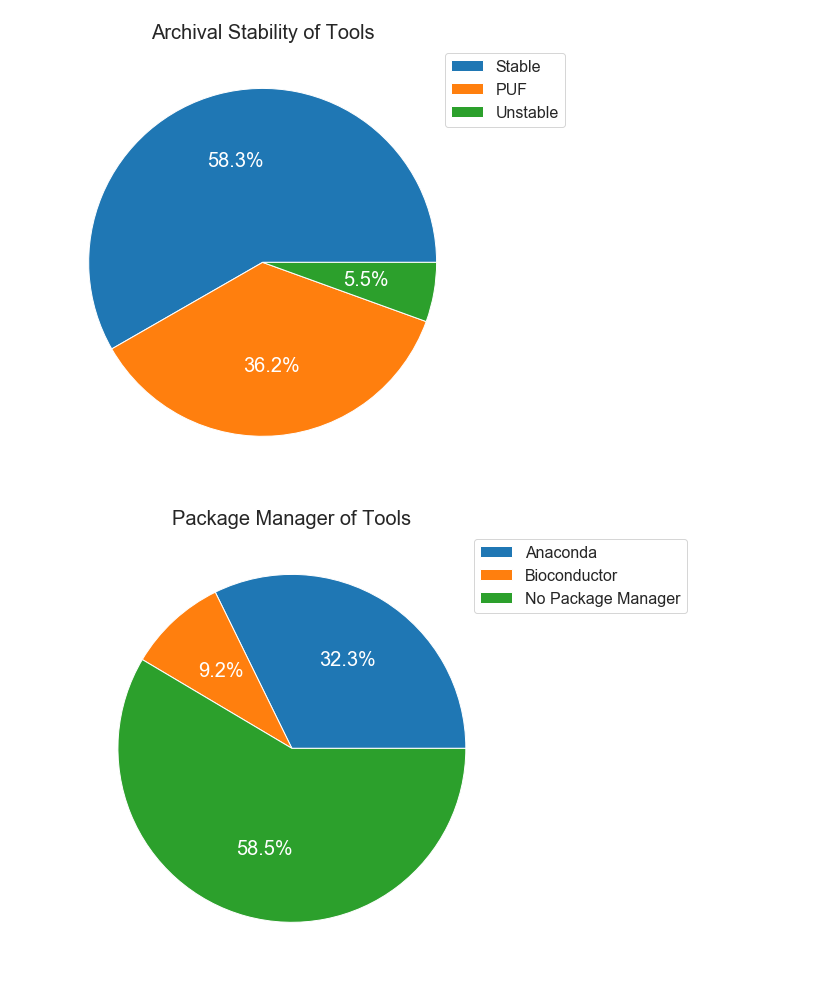
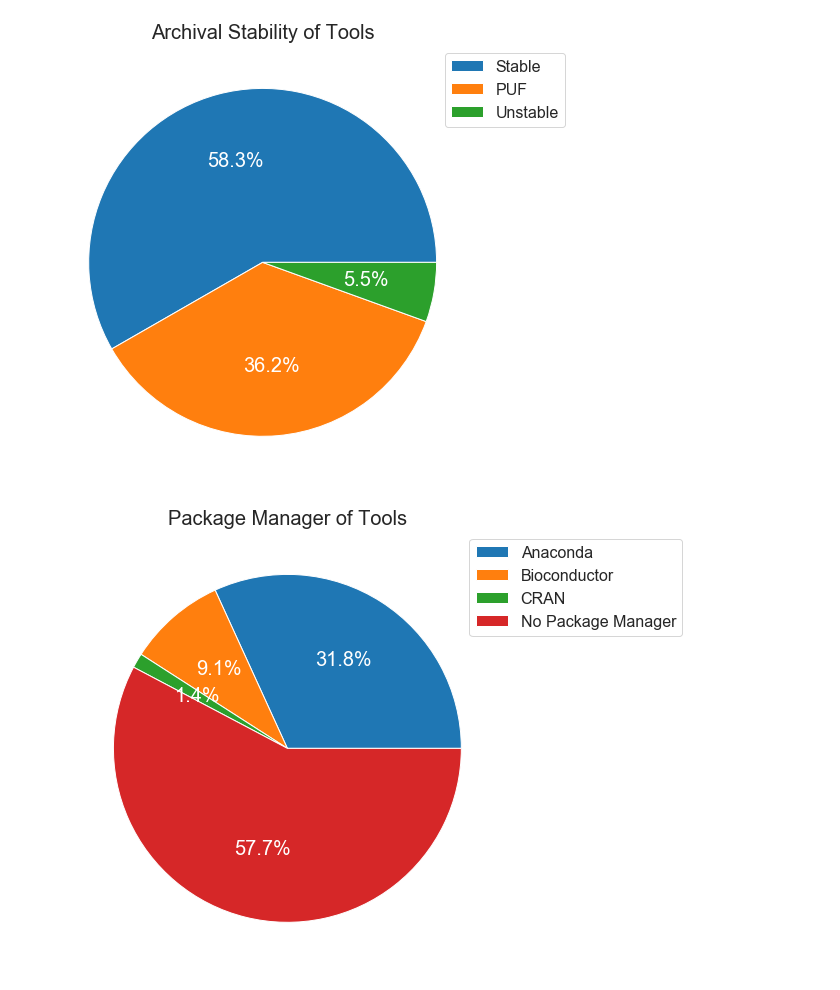
Before and after one commit to LizChang/RNA_seq_figures, a Jupyter notebook: notebooks/RNA_Seq_table.ipynb, the cells around one changed output. Cells and saved outputs as stored; diff of their text form; code cells hidden in the pictures.

```diff
--- a/notebooks/RNA_Seq_table.ipynb
+++ b/notebooks/RNA_Seq_table.ipynb
@@ -193,0 +287,32 @@ plt.savefig('../figures/figure2.png', bbox_inches='tight', pad_inches=.5)
+# %%
+stacked_bar_data = pd.read_csv("../data/package.csv")
+stacked_bar_data["total"] = stacked_bar_data.Anaconda + stacked_bar_data.Bioconductor + stacked_bar_data.CRAN + stacked_bar_data.none
+
+sns.set_style("white")
+sns.set_context({"figure.figsize": (15, 14)})
+
+#Plot
+total = sns.barplot(y = stacked_bar_data.domain_name, x = stacked_bar_data.total, color = "greenyellow")
+cran = sns.barplot(y = stacked_bar_data.domain_name, x = stacked_bar_data.total - stacked_bar_data.none,
+                   color = "lime")
+bioconductor = sns.barplot(y = stacked_bar_data.domain_name, x = stacked_bar_data.Anaconda + stacked_bar_data.Bioconductor,
+                           color = "seagreen")
+anaconda = sns.barplot(y = stacked_bar_data.domain_name, x = stacked_bar_data.Anaconda, color = "darkgreen")
+
+total = plt.Rectangle((0,0),1,1,fc="greenyellow", edgecolor = 'none')
+cran = plt.Rectangle((0,0),1,1,fc='lime',  edgecolor = 'none')
+bioconductor = plt.Rectangle((0,0),1,1,fc="seagreen", edgecolor = 'none')
+anaconda = plt.Rectangle((0,0),1,1,fc="darkgreen", edgecolor = 'none')
+legend = plt.legend([anaconda, bioconductor, cran, total], ['Anaconda','Bioconductor','CRAN','No package manager'],
+                    loc='best', prop={'size':16})
+legend.draw_frame(False)
+plt.title("Package Manager of Tools", fontsize = 20)
+
+sns.despine()
+plt.xlabel("Number of Package Managers",fontsize=18)
+plt.ylabel("")
+plt.xticks(fontsize=18)
+plt.yticks(fontsize=18)
+
+
+plt.savefig('../figures/figure5.png', bbox_inches='tight', pad_inches=.5)
@@ -204,12 +331,12 @@ plt.savefig('../figures/figure3.png',bbox_inches='tight')
 # %% [output]
 [figure]
 # %%
-manager = pd.DataFrame({'Package Manager': [70, 20, 127]}, index=['Anaconda','Bioconductor', 'No Package Manager'])
+manager = pd.DataFrame({'Package Manager': [70,20,3,127]}, index=['Anaconda','Bioconductor','CRAN','No Package Manager'])
 plot = manager.plot.pie(subplots=True, figsize=(8,8), autopct='%1.1f%%', textprops = {'color':"w"},
                               fontsize = 20)
 plt.legend(loc='best', bbox_to_anchor=(.9, 1),fontsize = 16)
 plt.ylabel("", color = "black")
 plt.title("Package Manager of Tools", fontsize = 20)
 plt.savefig('../figures/figure4.png',bbox_inches='tight')
 # %% [output]
-[figure, old version]
+[figure, new version]
```
Also changed, not shown: parts of 6 cells of this notebook, 10 other files.
